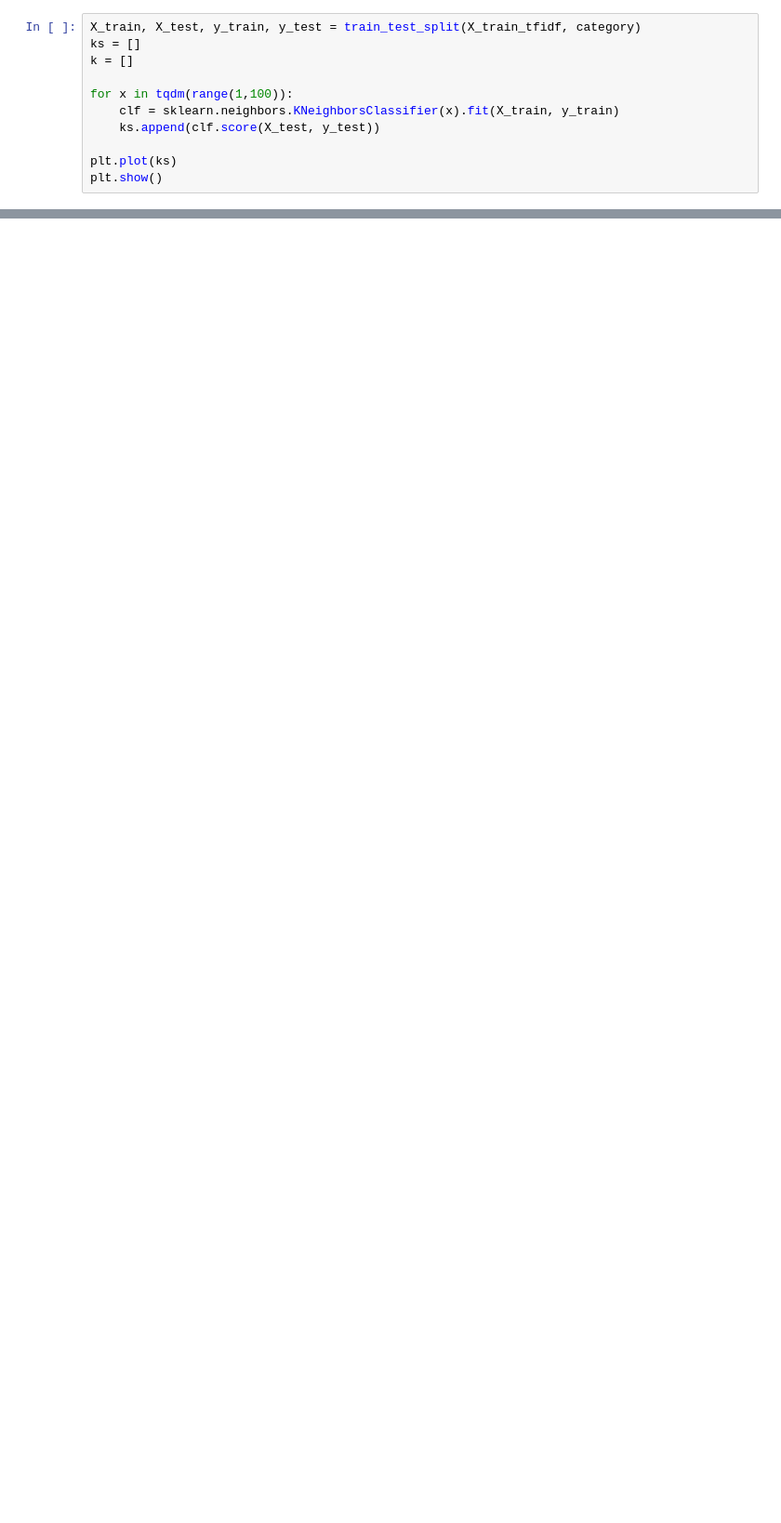
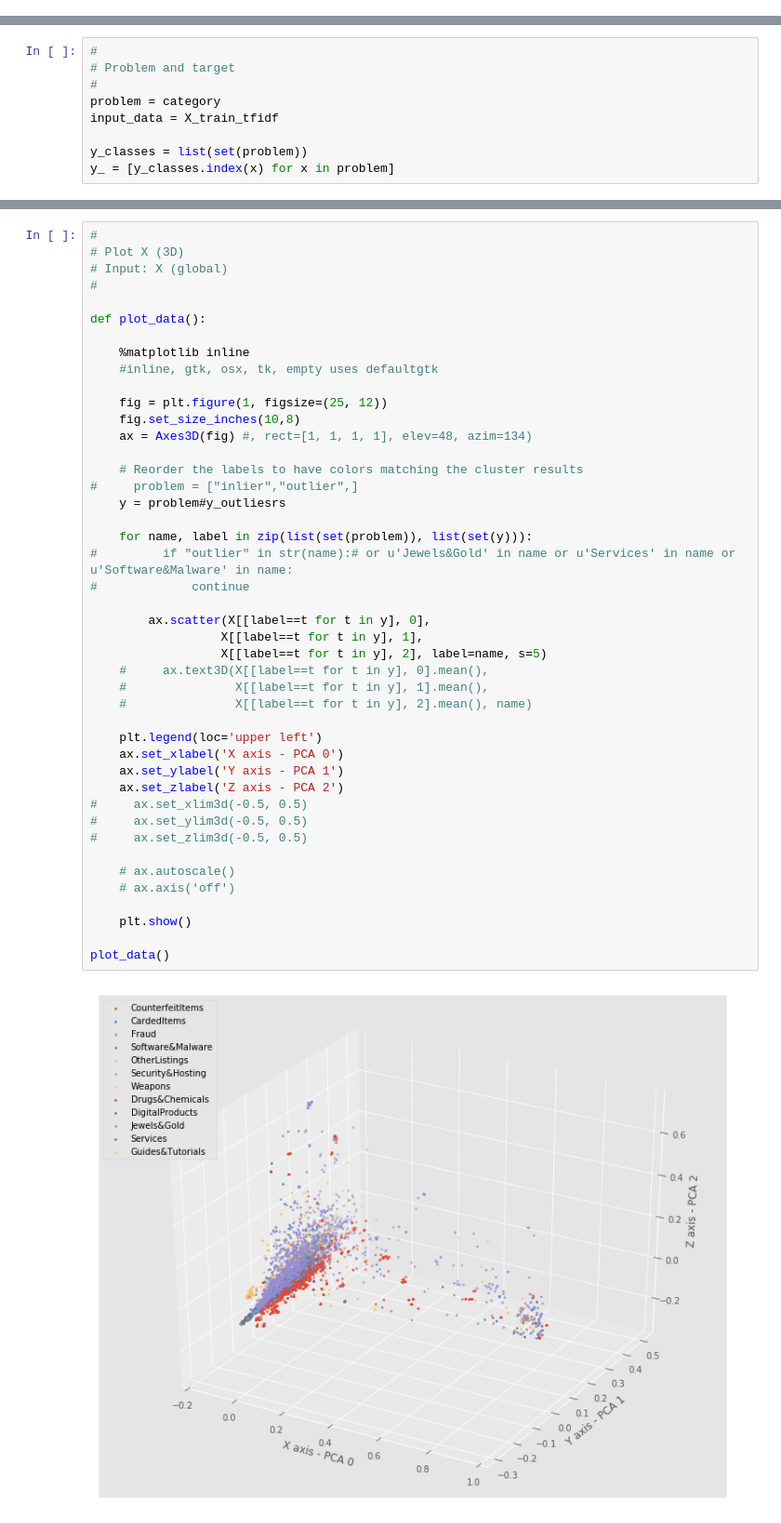
Before and after one commit to hampusadamsson/dl_p2, a Jupyter notebook: jupyter/darknet/dataset_ml.ipynb, the cells around one changed output, grey strips where cells are left out. Shown at 93% size. Drawn from its saved outputs; the diff is of its cells as text; blank space fills up the shorter version.

```diff
--- a/jupyter/darknet/dataset_ml.ipynb
+++ b/jupyter/darknet/dataset_ml.ipynb
@@ -178,11 +0,0 @@ KNN - vanilla: 0.803724928367
-# %%
-X_train, X_test, y_train, y_test = train_test_split(X_train_tfidf, category)
-ks = []
-k = []
-
-for x in tqdm(range(1,100)):
-    clf = sklearn.neighbors.KNeighborsClassifier(x).fit(X_train, y_train)
-    ks.append(clf.score(X_test, y_test))
-
-plt.plot(ks)
-plt.show()
@@ -250,0 +121,9 @@ TypeError: sparse matrix length is ambiguous; use getnnz() or shape[0]
+# %%
+#
+# Problem and target
+#
+problem = category
+input_data = X_train_tfidf
+
+y_classes = list(set(problem))
+y_ = [y_classes.index(x) for x in problem]
@@ -250,0 +409,46 @@ TypeError: sparse matrix length is ambiguous; use getnnz() or shape[0]
+# %%
+#
+# Plot X (3D)
+# Input: X (global)
+#
+
+def plot_data():
+
+    %matplotlib inline
+    #inline, gtk, osx, tk, empty uses defaultgtk
+
+    fig = plt.figure(1, figsize=(25, 12))
+    fig.set_size_inches(10,8)
+    ax = Axes3D(fig) #, rect=[1, 1, 1, 1], elev=48, azim=134)
+
+    # Reorder the labels to have colors matching the cluster results
+#     problem = ["inlier","outlier",]
+    y = problem#y_outliesrs
+
+    for name, label in zip(list(set(problem)), list(set(y))):
+#         if "outlier" in str(name):# or u'Jewels&Gold' in name or u'Services' in name or u'Software&Malware' in name:
+#             continue
+
+        ax.scatter(X[[label==t for t in y], 0],
+                  X[[label==t for t in y], 1],
+                  X[[label==t for t in y], 2], label=name, s=5)
+    #     ax.text3D(X[[label==t for t in y], 0].mean(),
+    #               X[[label==t for t in y], 1].mean(),
+    #               X[[label==t for t in y], 2].mean(), name)
+
+    plt.legend(loc='upper left')
+    ax.set_xlabel('X axis - PCA 0')
+    ax.set_ylabel('Y axis - PCA 1')
+    ax.set_zlabel('Z axis - PCA 2')
+#     ax.set_xlim3d(-0.5, 0.5)
+#     ax.set_ylim3d(-0.5, 0.5)
+#     ax.set_zlim3d(-0.5, 0.5)
+
+    # ax.autoscale()
+    # ax.axis('off')
+
+    plt.show()
+
+plot_data()
+# %% [output]
+[figure, added]
```
Also changed, not shown: parts of 38 cells of this notebook, 4 other files.
